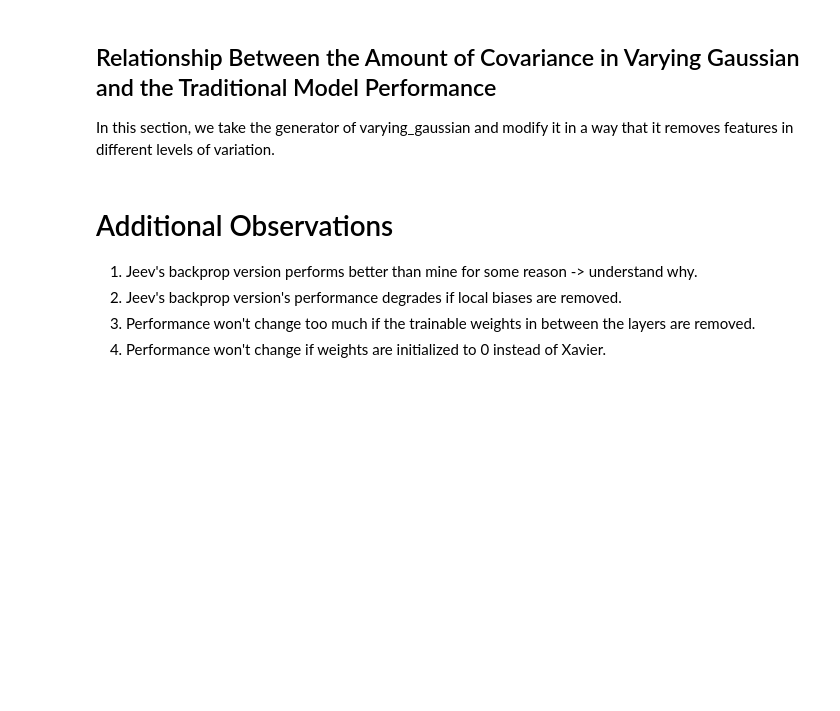
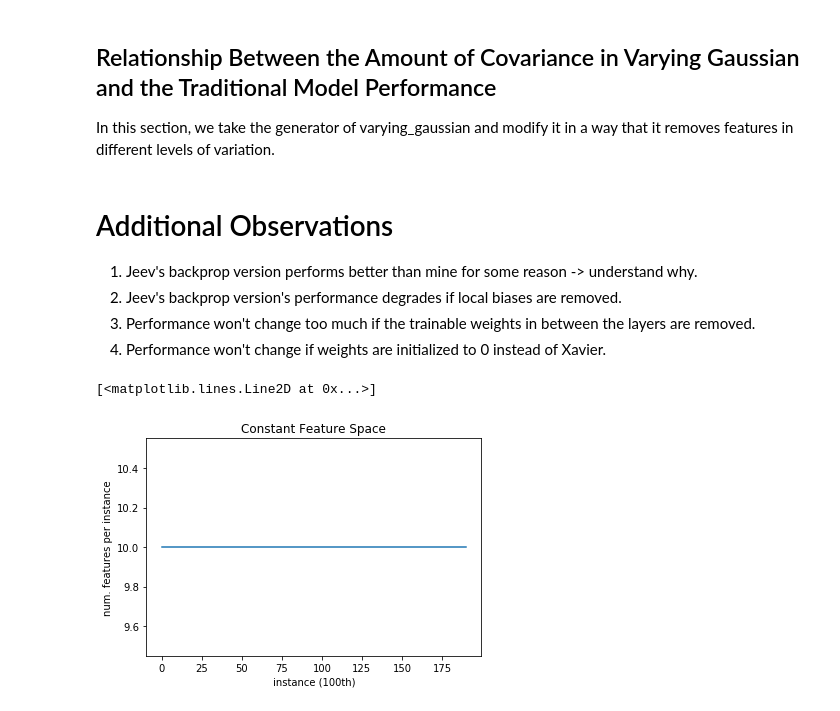
Before and after one commit to CopperWasp/PredictiveCoding, a Jupyter notebook: OnlinePredictiveCoding/variation_analysis.ipynb, the cells around one changed output. Drawn from its saved outputs; the diff is of its cells as text; code cells hidden in the pictures; blank space fills up the shorter version.

Commit message:
plot stuff

```diff
--- a/OnlinePredictiveCoding/variation_analysis.ipynb
+++ b/OnlinePredictiveCoding/variation_analysis.ipynb
@@ -15,9 +15,8 @@ import matplotlib.pyplot as plt
 import torch
 
 
-
 datasets = ['german', 'ionosphere', 'spambase', 'magic04', 'a8a']
-model_type = 'opc_backprop'
+model_type = 'hinge_oco'
 
 torch.manual_seed(p.random_state)
 np.random.seed(p.random_state)
@@ -170,3 +169,11 @@ for variation in variations:
 2. Jeev's backprop version's performance degrades if local biases are removed.
 3. Performance won't change too much if the trainable weights in between the layers are removed.
 4. Performance won't change if weights are initialized to 0 instead of Xavier.
+# %%
+plt.xlabel('instance (100th)')
+plt.ylabel('num. features per instance')
+plt.title('Constant Feature Space')
+plt.plot(np.sum(masks['magic04']['full'][0], axis=1)[::100])
+# %% [output]
+[<matplotlib.lines.Line2D at 0x...>]
+[figure, added]
```
Also changed, not shown: parts of 9 cells of this notebook, 2 other files.
